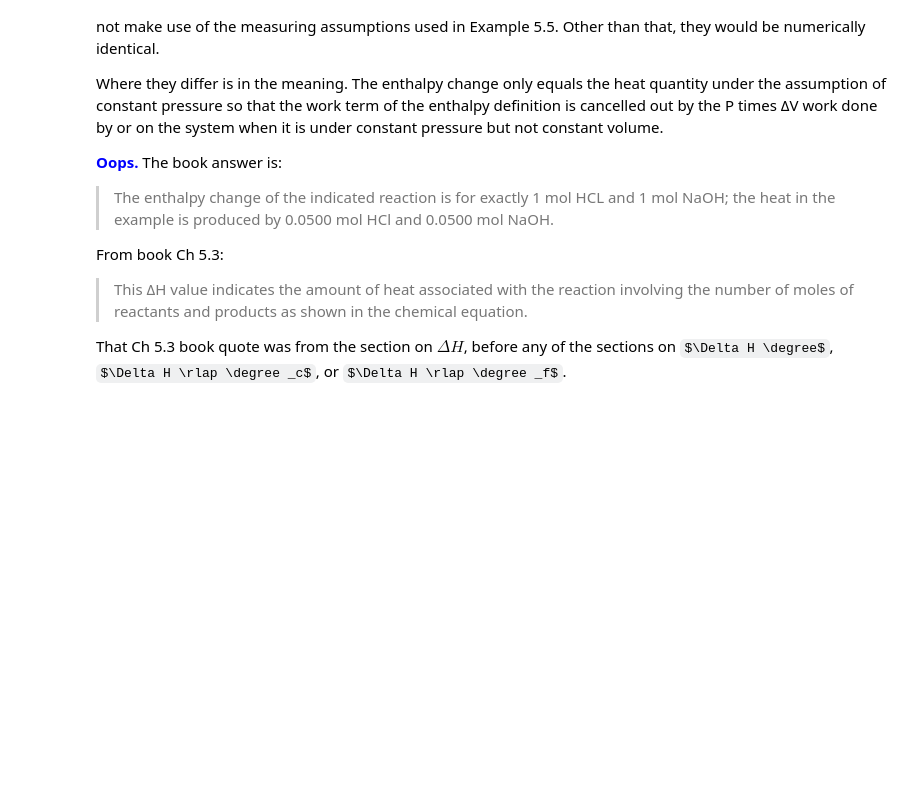
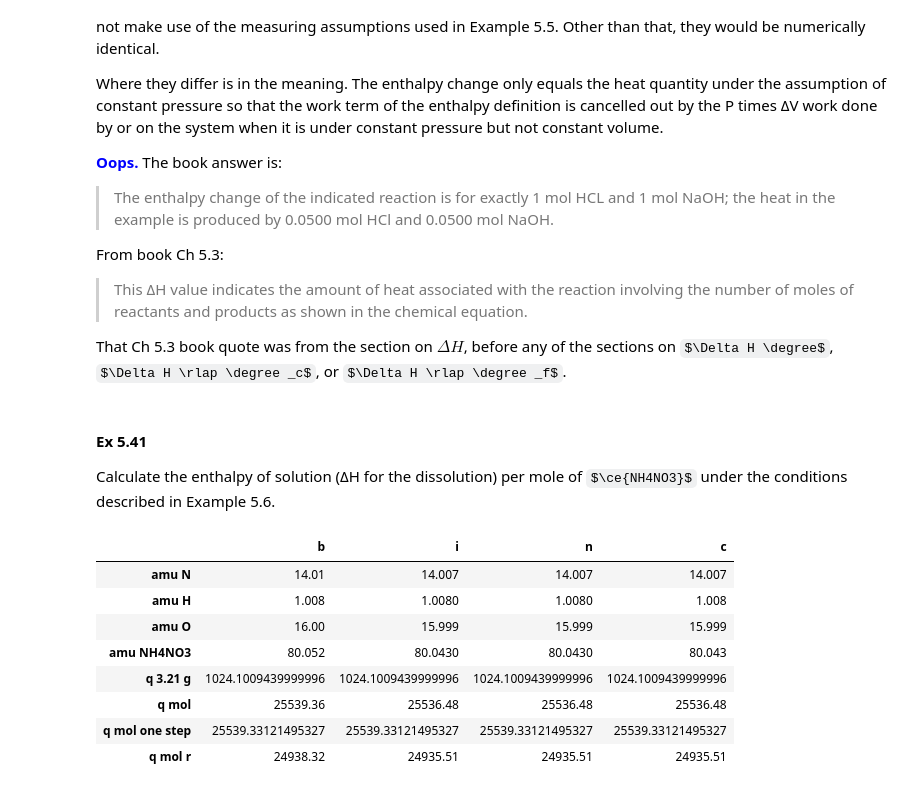
Before and after one commit to dean-e-peterson/python-misc, a Jupyter notebook: chem2e-ch5.ipynb, the cells around one changed output. Drawn from its saved outputs; the diff is of its cells as text; code cells hidden in the pictures; some formulas as TeX source; blank space fills up the shorter version.

```diff
--- a/chem2e-ch5.ipynb
+++ b/chem2e-ch5.ipynb
@@ -1123,3 +1123,35 @@ From book Ch 5.3:
 > This &Delta;H value indicates the amount of heat associated with the reaction involving the number of moles of reactants and products as shown in the chemical equation.
 
 That Ch 5.3 book quote was from the section on $\Delta H$, before any of the sections on $\Delta H \degree$, $\Delta H \rlap \degree _c$, or $\Delta H \rlap \degree _f$.
+# %% [markdown]
+#### Ex 5.41
+Calculate the enthalpy of solution (ΔH for the dissolution) per mole of $\ce{NH4NO3}$ under the conditions described in Example 5.6.
+# %%
+def ex5_41(s):
+    with localcontext(prec = 7):
+        amu_n = s.N + s.H*4 + s.N + s.O*3
+        q_samp = - (50.0 + 3.21) * 4.184 * (20.3 - 24.9)
+        q_samp_r = 1000.0
+        q_mol = Decimal(q_samp) * amu_n / Decimal(3.21)
+        q_mol_r = Decimal(q_samp_r) * amu_n / Decimal(3.21)
+        return {
+            'amu N': s.N,
+            'amu H': s.H,
+            'amu O': s.O,
+            'amu NH4NO3': amu_n,
+            'q 3.21 g': q_samp,
+            'q mol': q_mol,
+            'q mol one step': 1024.1 * (14.01 + 1.008 * 4 + 14.01 + 16.00 * 3) / 3.21,
+            'q mol r': q_mol_r,
+        }
+compares(ex5_41)
+# %% [output]
+|  | b | i | n | c |
+| amu N | 14.01 | 14.007 | 14.007 | 14.007 |
+| amu H | 1.008 | 1.0080 | 1.0080 | 1.008 |
+| amu O | 16.00 | 15.999 | 15.999 | 15.999 |
+| amu NH4NO3 | 80.052 | 80.0430 | 80.0430 | 80.043 |
+| q 3.21 g | 1024.1009439999996 | 1024.1009439999996 | 1024.1009439999996 | 1024.1009439999996 |
+| q mol | 25539.36 | 25536.48 | 25536.48 | 25536.48 |
+| q mol one step | 25539.33121495327 | 25539.33121495327 | 25539.33121495327 | 25539.33121495327 |
+| q mol r | 24938.32 | 24935.51 | 24935.51 | 24935.51 |
```
Also changed, not shown: parts of 13 cells of this notebook.
